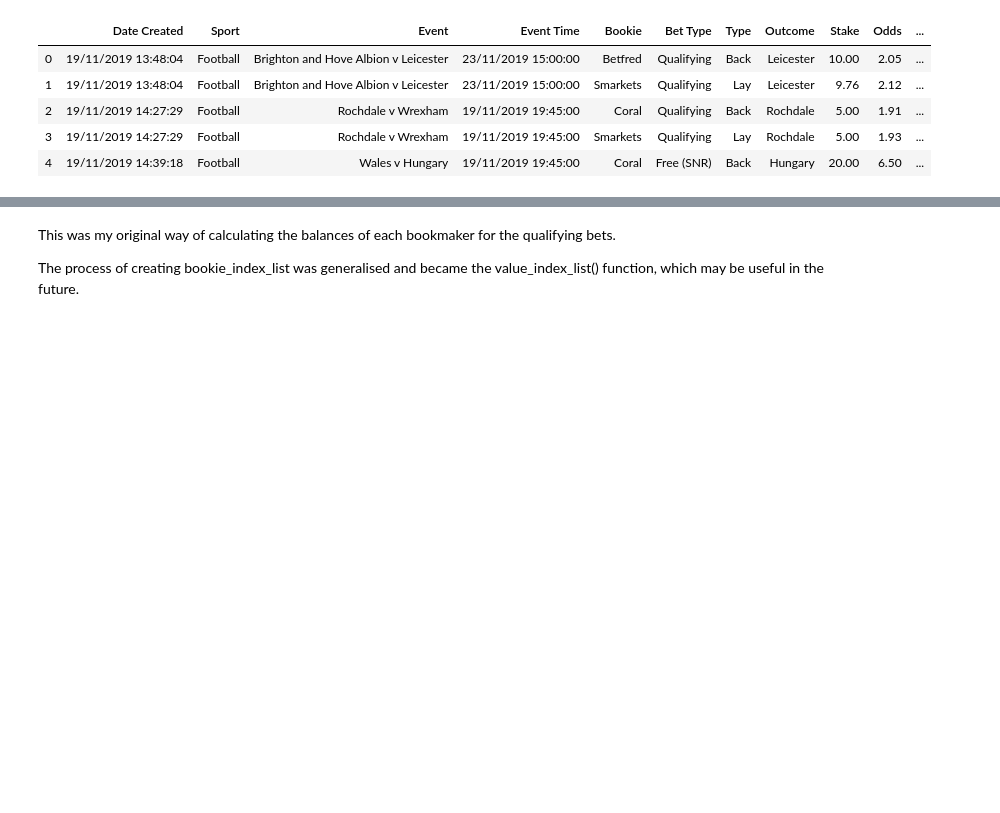
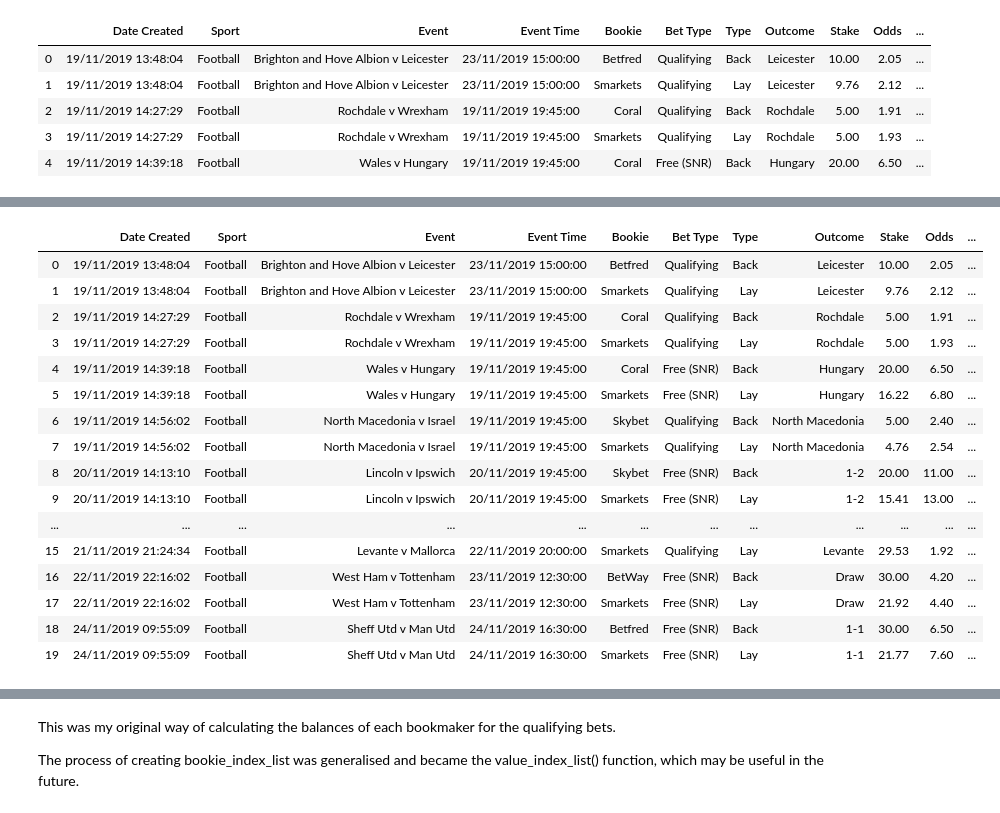
Before and after one commit to andrewhwest/Matched-Betting, a Jupyter notebook: balance_functions.ipynb, the cells around one changed output, grey strips where cells are left out. Drawn from its saved outputs; the diff is of its cells as text; code cells hidden in the pictures; blank space fills up the shorter version.

```diff
--- a/balance_functions.ipynb
+++ b/balance_functions.ipynb
@@ -5,7 +5,7 @@ Functions that were made during part 3 to keep track of balances across various
 # %%
 import pandas as pd
 # %%
-bet_spreadsheet = pd.read_csv('Bet Spreadsheet with profit features.csv')
+bet_spreadsheet = pd.read_csv('Bet Spreadsheet with missing bets added.csv')
 bet_spreadsheet.head(5)
 # %% [output]
 |  | Date Created | Sport | Event | Event Time | Bookie | Bet Type | Type | Outcome | Stake | Odds | ... |
@@ -16,0 +19,13 @@ bet_spreadsheet.head(5)
+# %%
+def add_profit_column(spreadsheet):
+    """Creates a profit column to the right of bet result.
+
+       All values are initialised to 0.00."""
+
+    column_after_bet_result = spreadsheet.columns.get_loc('Bet Result') + 1
+    spreadsheet.insert(column_after_bet_result, 'Profit', 0.00)
+
+    return spreadsheet
+
+bet_spreadsheet = add_profit_column(bet_spreadsheet)
+bet_spreadsheet.head(5)
@@ -16,0 +39,30 @@ bet_spreadsheet.head(5)
+# %%
+def calculate_profit(spreadsheet):
+    """Calculates profit based on bet results."""
+
+    win_lose_boolean = (spreadsheet['Bet Result'] == 'Win')
+    bet_profit = spreadsheet['Potential Profit'] * win_lose_boolean
+    spreadsheet.loc[:, 'Profit'] = bet_profit
+
+    return spreadsheet
+
+bet_spreadsheet = calculate_profit(bet_spreadsheet)
+bet_spreadsheet
+# %% [output]
+|  | Date Created | Sport | Event | Event Time | Bookie | Bet Type | Type | Outcome | Stake | Odds | ... |
+| 0 | 19/11/2019 13:48:04 | Football | Brighton and Hove Albion v Leicester | 23/11/2019 15:00:00 | Betfred | Qualifying | Back | Leicester | 10.00 | 2.05 | ... |
+| 1 | 19/11/2019 13:48:04 | Football | Brighton and Hove Albion v Leicester | 23/11/2019 15:00:00 | Smarkets | Qualifying | Lay | Leicester | 9.76 | 2.12 | ... |
+| 2 | 19/11/2019 14:27:29 | Football | Rochdale v Wrexham | 19/11/2019 19:45:00 | Coral | Qualifying | Back | Rochdale | 5.00 | 1.91 | ... |
+| 3 | 19/11/2019 14:27:29 | Football | Rochdale v Wrexham | 19/11/2019 19:45:00 | Smarkets | Qualifying | Lay | Rochdale | 5.00 | 1.93 | ... |
+| 4 | 19/11/2019 14:39:18 | Football | Wales v Hungary | 19/11/2019 19:45:00 | Coral | Free (SNR) | Back | Hungary | 20.00 | 6.50 | ... |
+| 5 | 19/11/2019 14:39:18 | Football | Wales v Hungary | 19/11/2019 19:45:00 | Smarkets | Free (SNR) | Lay | Hungary | 16.22 | 6.80 | ... |
+| 6 | 19/11/2019 14:56:02 | Football | North Macedonia v Israel | 19/11/2019 19:45:00 | Skybet | Qualifying | Back | North Macedonia | 5.00 | 2.40 | ... |
+| 7 | 19/11/2019 14:56:02 | Football | North Macedonia v Israel | 19/11/2019 19:45:00 | Smarkets | Qualifying | Lay | North Macedonia | 4.76 | 2.54 | ... |
+| 8 | 20/11/2019 14:13:10 | Football | Lincoln v Ipswich | 20/11/2019 19:45:00 | Skybet | Free (SNR) | Back | 1-2 | 20.00 | 11.00 | ... |
+| 9 | 20/11/2019 14:13:10 | Football | Lincoln v Ipswich | 20/11/2019 19:45:00 | Smarkets | Free (SNR) | Lay | 1-2 | 15.41 | 13.00 | ... |
+| ... | ... | ... | ... | ... | ... | ... | ... | ... | ... | ... | ... |
+| 15 | 21/11/2019 21:24:34 | Football | Levante v Mallorca | 22/11/2019 20:00:00 | Smarkets | Qualifying | Lay | Levante | 29.53 | 1.92 | ... |
+| 16 | 22/11/2019 22:16:02 | Football | West Ham v Tottenham | 23/11/2019 12:30:00 | BetWay | Free (SNR) | Back | Draw | 30.00 | 4.20 | ... |
+| 17 | 22/11/2019 22:16:02 | Football | West Ham v Tottenham | 23/11/2019 12:30:00 | Smarkets | Free (SNR) | Lay | Draw | 21.92 | 4.40 | ... |
+| 18 | 24/11/2019 09:55:09 | Football | Sheff Utd v Man Utd | 24/11/2019 16:30:00 | Betfred | Free (SNR) | Back | 1-1 | 30.00 | 6.50 | ... |
+| 19 | 24/11/2019 09:55:09 | Football | Sheff Utd v Man Utd | 24/11/2019 16:30:00 | Smarkets | Free (SNR) | Lay | 1-1 | 21.77 | 7.60 | ... |
```
Also changed, not shown: parts of 6 cells of this notebook, 3 other files.
